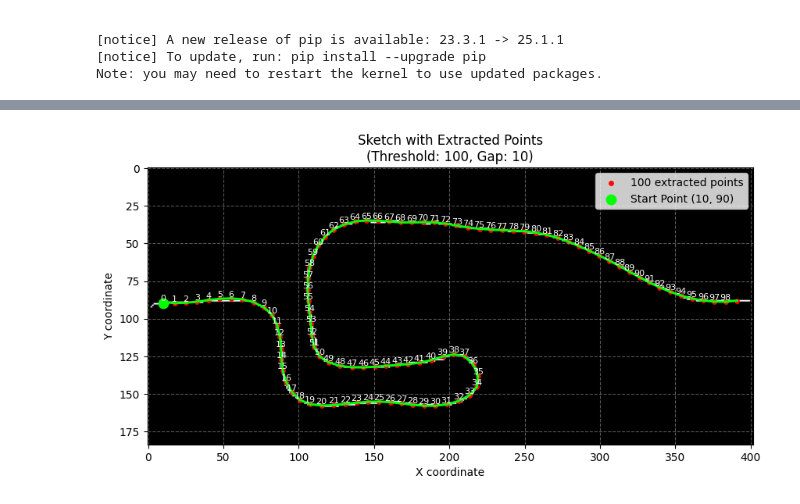
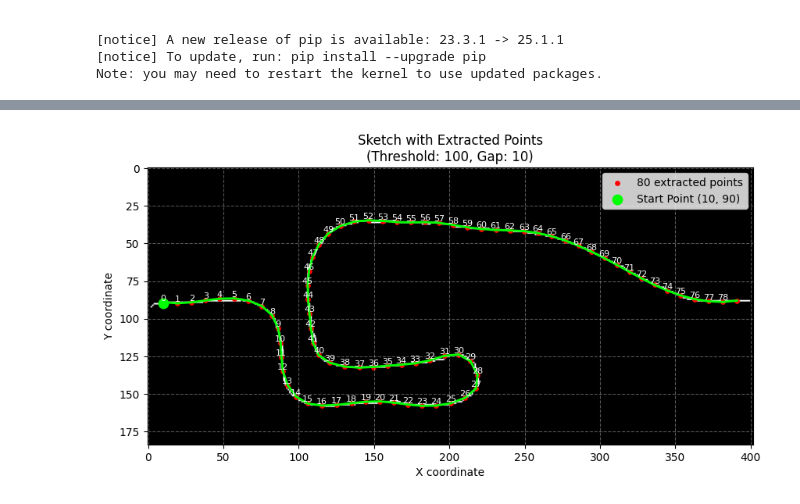
Before and after one commit to niklasmh/3d-prints, a Jupyter notebook: sunglass-holder/generate-points-from-sketch.ipynb, the cells around one changed output, grey strips where cells are left out. Saved outputs shown, nothing was run; the diff lists cells and outputs as text; code cells hidden in the pictures.

Commit message:
Use splines to smooth instead

```diff
--- a/sunglass-holder/generate-points-from-sketch.ipynb
+++ b/sunglass-holder/generate-points-from-sketch.ipynb
@@ -107,11 +107,9 @@ def sketch_to_points(img, threshold=128, gap=10, start_point=None, point_count=1
     distance = np.cumsum(np.sqrt(np.sum(np.diff(points, axis=0)**2, axis=1)))
     distance = np.insert(distance, 0, 0) / distance[-1]
     alpha = np.linspace(0, 1, point_count)
-    interpolated_points = {}
-    kind = "cubic"
-    interpolator = interp1d(distance, points, kind=kind, axis=0)
-    interpolated_points = interpolator(alpha)
-    points = interpolated_points.tolist()
+    splines = [UnivariateSpline(distance, coords, k=3, s=.2) for coords in points.T]
+    points = np.vstack([s(alpha) for s in splines]).T
+    points = points.tolist()
 
     # Normalize points to a 0-1 range
     min_x, min_y, max_x, max_y = (
@@ -152,7 +150,7 @@ image_file_path = "hook-design.png"
 darkness_level_threshold = 100
 point_spacing_gap = 10
 start_point = (10, 90)
-point_count = 100
+point_count = 80
 
 image = skeletonize_image(image_file_path, darkness_level_threshold)
 extracted_points, normalized_points = sketch_to_points(
@@ -195 +193 @@ Successfully extracted 100 points from 'hook-design.png'.
-[figure, old version]
+[figure, new version]
```
Also changed, not shown: parts of 2 cells of this notebook, 2 other files.
